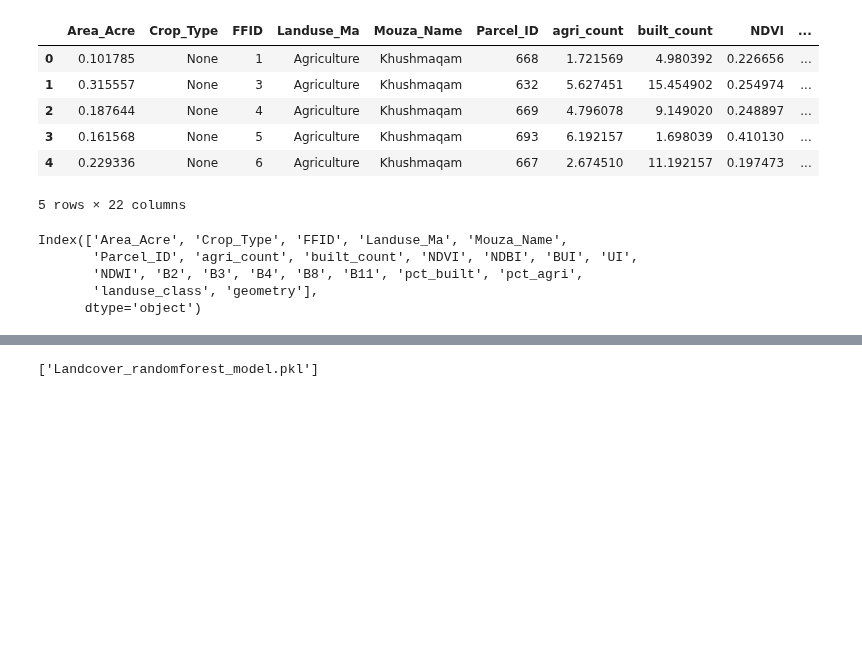
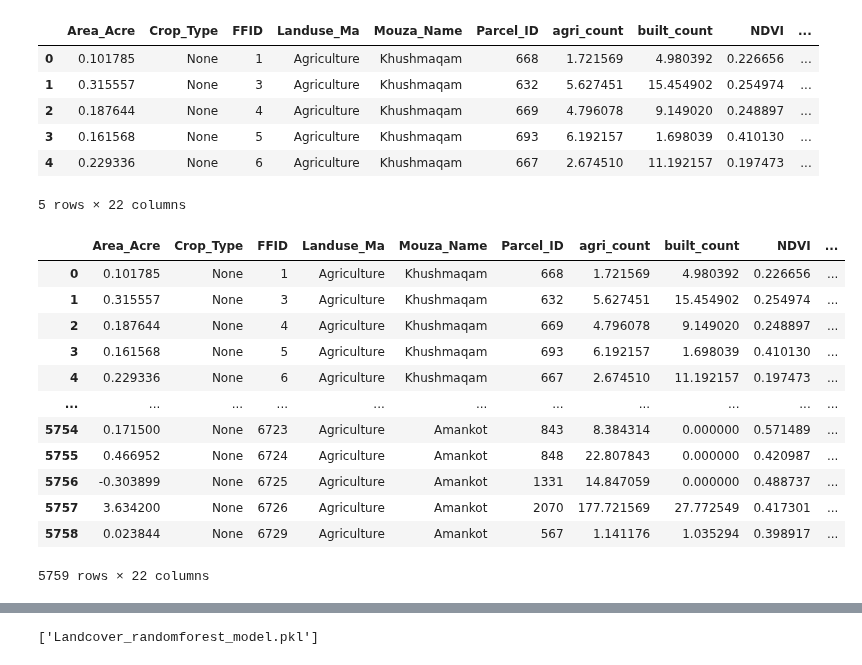
Before and after one commit to code4geoai/gee, a Jupyter notebook: RandomForest_LandCover.ipynb, the cells around one changed output, grey strips where cells are left out. Drawn from its saved outputs; the diff is of its cells as text; code cells hidden in the pictures; blank space fills up the shorter version.

```diff
--- a/RandomForest_LandCover.ipynb
+++ b/RandomForest_LandCover.ipynb
@@ -30,13 +30,21 @@ ee.Initialize()
 ee.Authenticate()
 boundary = geemap.gdf_to_ee(gdf)
 # %%
-gdf.columns
+gdf
 # %% [output]
+|  | Area_Acre | Crop_Type | FFID | Landuse_Ma | Mouza_Name | Parcel_ID | agri_count | built_count | NDVI | ... |
+| 0 | 0.101785 | None | 1 | Agriculture | Khushmaqam | 668 | 1.721569 | 4.980392 | 0.226656 | ... |
+| 1 | 0.315557 | None | 3 | Agriculture | Khushmaqam | 632 | 5.627451 | 15.454902 | 0.254974 | ... |
+| 2 | 0.187644 | None | 4 | Agriculture | Khushmaqam | 669 | 4.796078 | 9.149020 | 0.248897 | ... |
+| 3 | 0.161568 | None | 5 | Agriculture | Khushmaqam | 693 | 6.192157 | 1.698039 | 0.410130 | ... |
+| 4 | 0.229336 | None | 6 | Agriculture | Khushmaqam | 667 | 2.674510 | 11.192157 | 0.197473 | ... |
+| ... | ... | ... | ... | ... | ... | ... | ... | ... | ... | ... |
+| 5754 | 0.171500 | None | 6723 | Agriculture | Amankot | 843 | 8.384314 | 0.000000 | 0.571489 | ... |
+| 5755 | 0.466952 | None | 6724 | Agriculture | Amankot | 848 | 22.807843 | 0.000000 | 0.420987 | ... |
+| 5756 | -0.303899 | None | 6725 | Agriculture | Amankot | 1331 | 14.847059 | 0.000000 | 0.488737 | ... |
+| 5757 | 3.634200 | None | 6726 | Agriculture | Amankot | 2070 | 177.721569 | 27.772549 | 0.417301 | ... |
+| 5758 | 0.023844 | None | 6729 | Agriculture | Amankot | 567 | 1.141176 | 1.035294 | 0.398917 | ... |
-Index(['Area_Acre', 'Crop_Type', 'FFID', 'Landuse_Ma', 'Mouza_Name',
-       'Parcel_ID', 'agri_count', 'built_count', 'NDVI', 'NDBI', 'BUI', 'UI',
-       'NDWI', 'B2', 'B3', 'B4', 'B8', 'B11', 'pct_built', 'pct_agri',
-       'landuse_class', 'geometry'],
-      dtype='object')
+5759 rows × 22 columns
 # %%
 # Dropping the unnecessary columns
 gdf.drop(columns =['agri_count','built_count','pct_built','pct_agri'], inplace=True)
```
Also changed, not shown: parts of 10 cells of this notebook, 2 other files.
